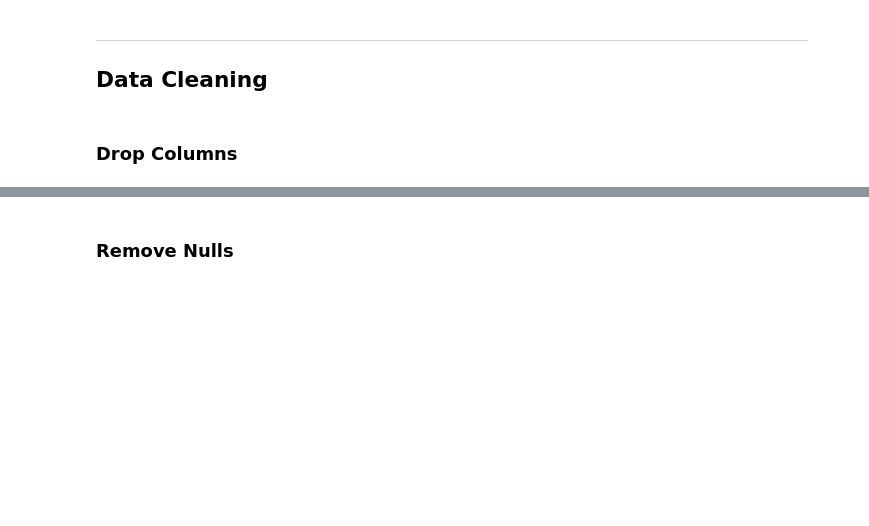
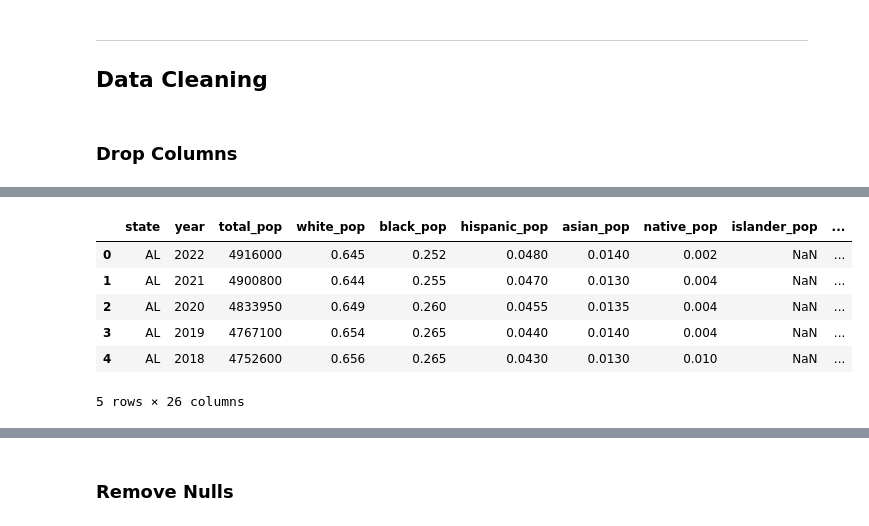
Before and after one commit to lpm24/youth_crime_group_project, a Jupyter notebook: code/01_EDA_and_Data_Cleaning.ipynb, the cells around one changed output, grey strips where cells are left out. Drawn from its saved outputs; the diff is of its cells as text; code cells hidden in the pictures; blank space fills up the shorter version.

```diff
--- a/code/01_EDA_and_Data_Cleaning.ipynb
+++ b/code/01_EDA_and_Data_Cleaning.ipynb
@@ -116,0 +203,24 @@ dtype: object
+# %%
+# fill missing 2020 data with average of 2019 and 2021 data
+combined.head()
+
+for row in range(len(combined)):
+    if combined.loc[row, 'year'] == 2020:
+        combined.loc[row,'total_pop'] = (np.abs(combined['total_pop'][row + 1]) + np.abs(combined['total_pop'][row - 1])) / 2
+        combined.loc[row,'white_pop'] = (np.abs(combined['white_pop'][row + 1]) + np.abs(combined['white_pop'][row - 1])) / 2
+        combined.loc[row,'black_pop'] = (np.abs(combined['black_pop'][row + 1]) + np.abs(combined['black_pop'][row - 1])) / 2
+        combined.loc[row,'hispanic_pop'] = (np.abs(combined['hispanic_pop'][row + 1]) + np.abs(combined['hispanic_pop'][row - 1])) / 2
+        combined.loc[row,'asian_pop'] = (np.abs(combined['asian_pop'][row + 1]) + np.abs(combined['asian_pop'][row - 1])) / 2
+        combined.loc[row,'native_pop'] = (np.abs(combined['native_pop'][row + 1]) + np.abs(combined['native_pop'][row - 1])) / 2
+        combined.loc[row,'islander_pop'] = (np.abs(combined['islander_pop'][row + 1]) + np.abs(combined['islander_pop'][row - 1])) / 2
+        combined.loc[row,'multi_race_pop'] = (np.abs(combined['multi_race_pop'][row + 1]) + np.abs(combined['multi_race_pop'][row - 1])) / 2
+
+combined.head()
+# %% [output]
+|  | state | year | total_pop | white_pop | black_pop | hispanic_pop | asian_pop | native_pop | islander_pop | ... |
+| 0 | AL | 2022 | 4916000 | 0.645 | 0.252 | 0.0480 | 0.0140 | 0.002 | NaN | ... |
+| 1 | AL | 2021 | 4900800 | 0.644 | 0.255 | 0.0470 | 0.0130 | 0.004 | NaN | ... |
+| 2 | AL | 2020 | 4833950 | 0.649 | 0.260 | 0.0455 | 0.0135 | 0.004 | NaN | ... |
+| 3 | AL | 2019 | 4767100 | 0.654 | 0.265 | 0.0440 | 0.0140 | 0.004 | NaN | ... |
+| 4 | AL | 2018 | 4752600 | 0.656 | 0.265 | 0.0430 | 0.0130 | 0.010 | NaN | ... |
+5 rows × 26 columns
```
Also changed, not shown: parts of 15 cells of this notebook.
